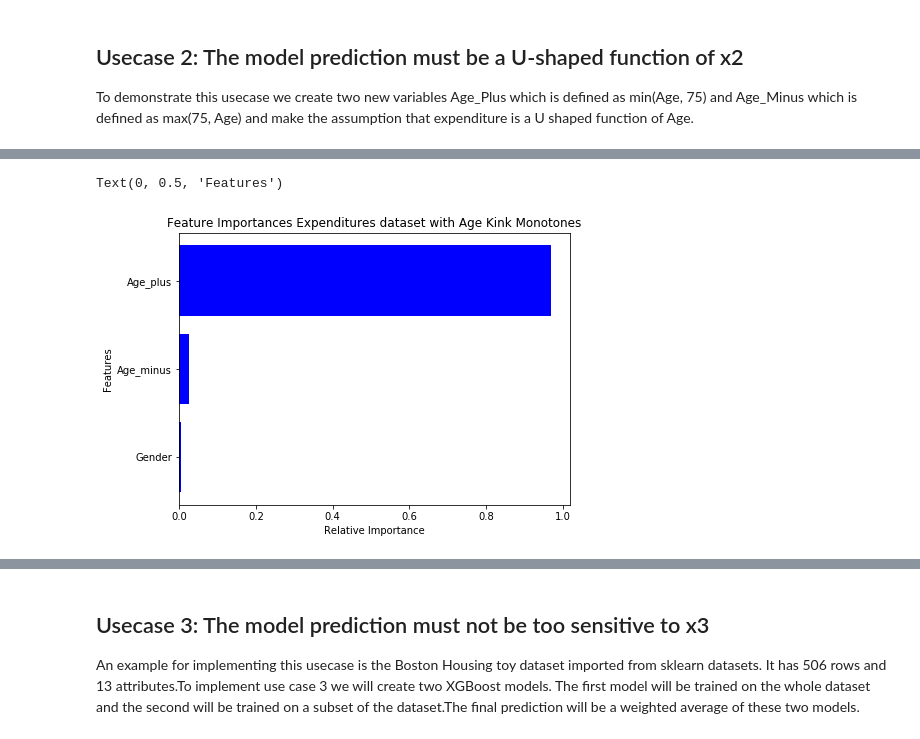
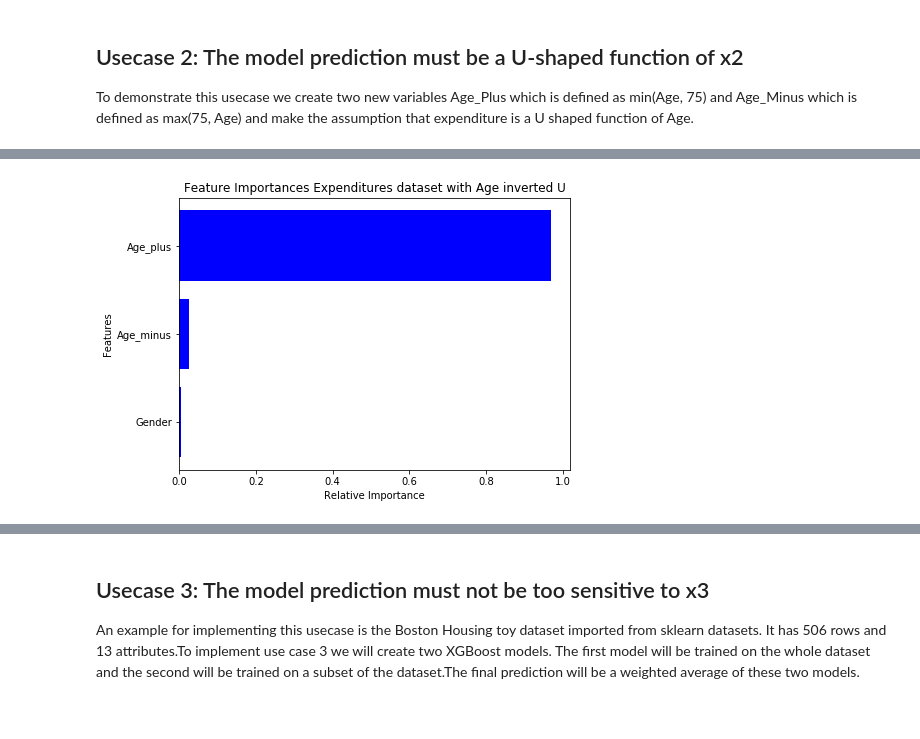
Before and after one commit to SaloniSaini02/Structural_AI_example, a Jupyter notebook: example_notebook.ipynb, the cells around one changed output, grey strips where cells are left out. Saved outputs shown, nothing was run; the diff lists cells and outputs as text; code cells hidden in the pictures.

```diff
--- a/example_notebook.ipynb
+++ b/example_notebook.ipynb
@@ -369,14 +374,15 @@ XGB Model best params : {'n_estimators': 100, 'random_state': 123, 'objective':
 # %%
 features = X_train.columns
 importances = age_kink_model.best_estimator_.feature_importances_
 indices = np.argsort(importances)
 plt.figure(figsize=(7, 5))
-plt.title('Feature Importances Expenditures dataset with Age Kink Monotones')
+plt.title('Feature Importances Expenditures dataset with Age inverted U')
 plt.barh(range(len(indices)), importances[indices], color='b', align='center')
 plt.yticks(range(len(indices)), [features[i] for i in indices])
 plt.xlabel('Relative Importance')
 plt.ylabel('Features')
+plt.savefig('images/Feature Importances Expenditures dataset with Age inverted U.png')
+plt.show()
 # %% [output]
-Text(0, 0.5, 'Features')
-[figure, old version]
+[figure, new version]
 # %%
```
Also changed, not shown: parts of 14 cells of this notebook, 8 other files.
